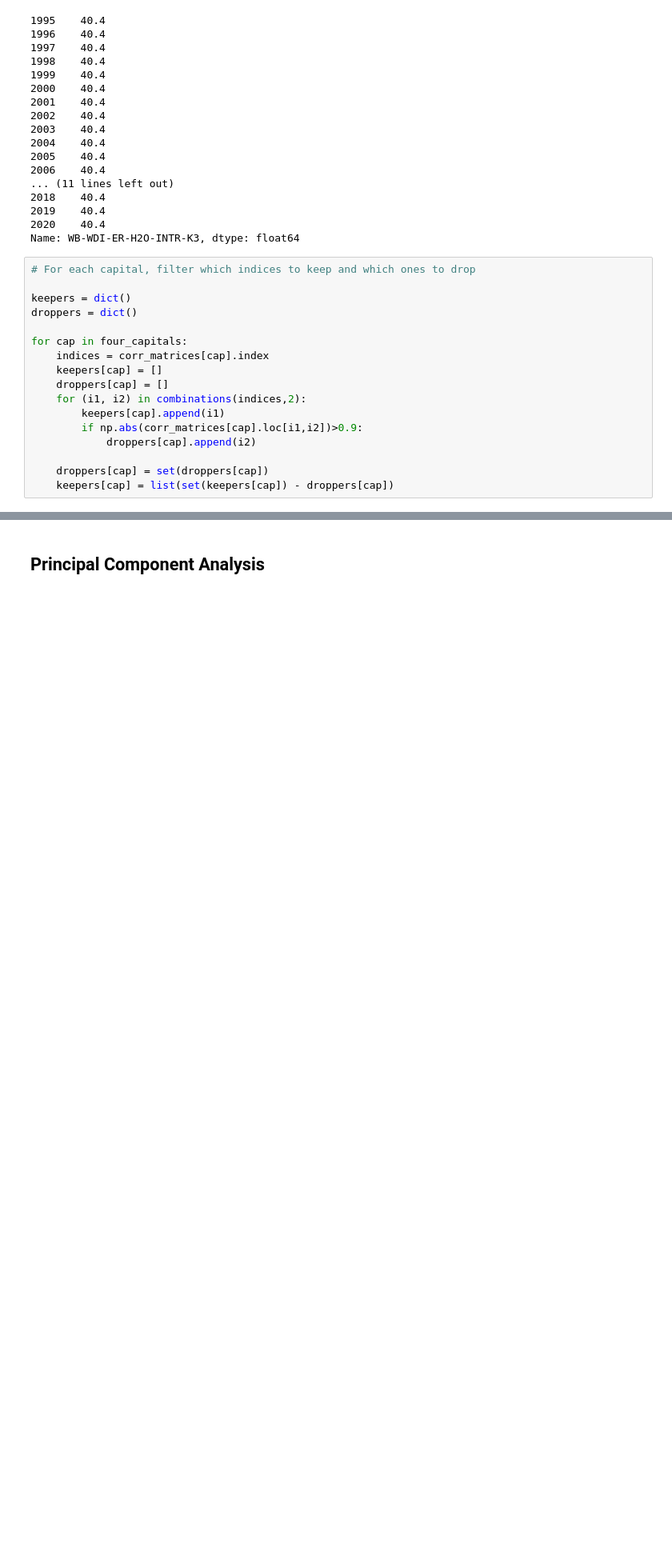
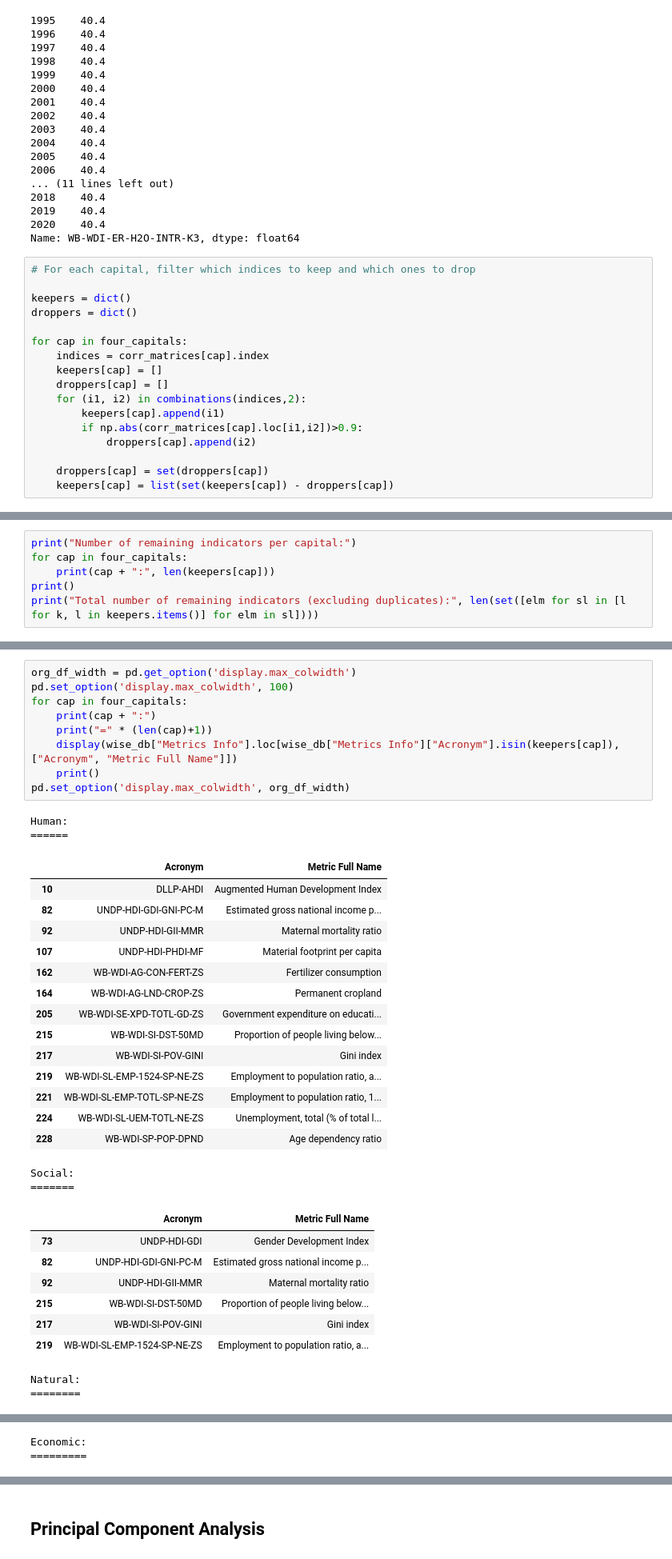
Before and after one commit to B-Lab-Switzerland/sipi-data-analysis, a Jupyter notebook: notebooks/Country_Level/correlation_analysis.ipynb, the cells around one changed output, grey strips where cells are left out. Shown at 80% size. Saved outputs shown, nothing was run; the diff lists cells and outputs as text; blank space fills up the shorter version.

```diff
--- a/notebooks/Country_Level/correlation_analysis.ipynb
+++ b/notebooks/Country_Level/correlation_analysis.ipynb
@@ -312,0 +320,6 @@ for cap in four_capitals:
+# %%
+print("Number of remaining indicators per capital:")
+for cap in four_capitals:
+    print(cap + ":", len(keepers[cap]))
+print()
+print("Total number of remaining indicators (excluding duplicates):", len(set([elm for sl in [l for k, l in keepers.items()] for elm in sl])))
@@ -312,0 +334,37 @@ for cap in four_capitals:
+# %%
+org_df_width = pd.get_option('display.max_colwidth')
+pd.set_option('display.max_colwidth', 100)
+for cap in four_capitals:
+    print(cap + ":")
+    print("=" * (len(cap)+1))
+    display(wise_db["Metrics Info"].loc[wise_db["Metrics Info"]["Acronym"].isin(keepers[cap]), ["Acronym", "Metric Full Name"]])
+    print()
+pd.set_option('display.max_colwidth', org_df_width)
+# %% [output]
+Human:
+======
+|  | Acronym | Metric Full Name |
+| 10 | DLLP-AHDI | Augmented Human Development Index |
+| 82 | UNDP-HDI-GDI-GNI-PC-M | Estimated gross national income p... |
+| 92 | UNDP-HDI-GII-MMR | Maternal mortality ratio |
+| 107 | UNDP-HDI-PHDI-MF | Material footprint per capita |
+| 162 | WB-WDI-AG-CON-FERT-ZS | Fertilizer consumption |
+| 164 | WB-WDI-AG-LND-CROP-ZS | Permanent cropland |
+| 205 | WB-WDI-SE-XPD-TOTL-GD-ZS | Government expenditure on educati... |
+| 215 | WB-WDI-SI-DST-50MD | Proportion of people living below... |
+| 217 | WB-WDI-SI-POV-GINI | Gini index |
+| 219 | WB-WDI-SL-EMP-1524-SP-NE-ZS | Employment to population ratio, a... |
+| 221 | WB-WDI-SL-EMP-TOTL-SP-NE-ZS | Employment to population ratio, 1... |
+| 224 | WB-WDI-SL-UEM-TOTL-NE-ZS | Unemployment, total (% of total l... |
+| 228 | WB-WDI-SP-POP-DPND | Age dependency ratio |
+Social:
+=======
+|  | Acronym | Metric Full Name |
+| 73 | UNDP-HDI-GDI | Gender Development Index |
+| 82 | UNDP-HDI-GDI-GNI-PC-M | Estimated gross national income p... |
+| 92 | UNDP-HDI-GII-MMR | Maternal mortality ratio |
+| 215 | WB-WDI-SI-DST-50MD | Proportion of people living below... |
+| 217 | WB-WDI-SI-POV-GINI | Gini index |
+| 219 | WB-WDI-SL-EMP-1524-SP-NE-ZS | Employment to population ratio, a... |
+Natural:
+========
@@ -312,0 +380,2 @@ for cap in four_capitals:
+Economic:
+=========
```
Also changed, not shown: parts of 6 cells of this notebook.
